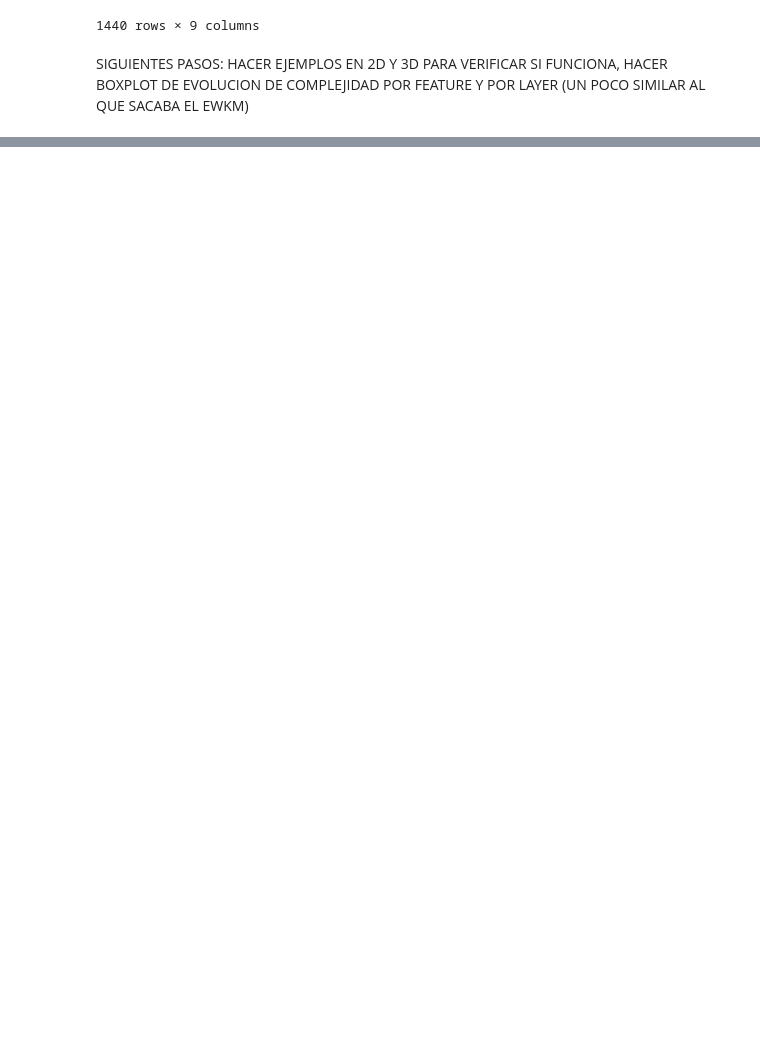
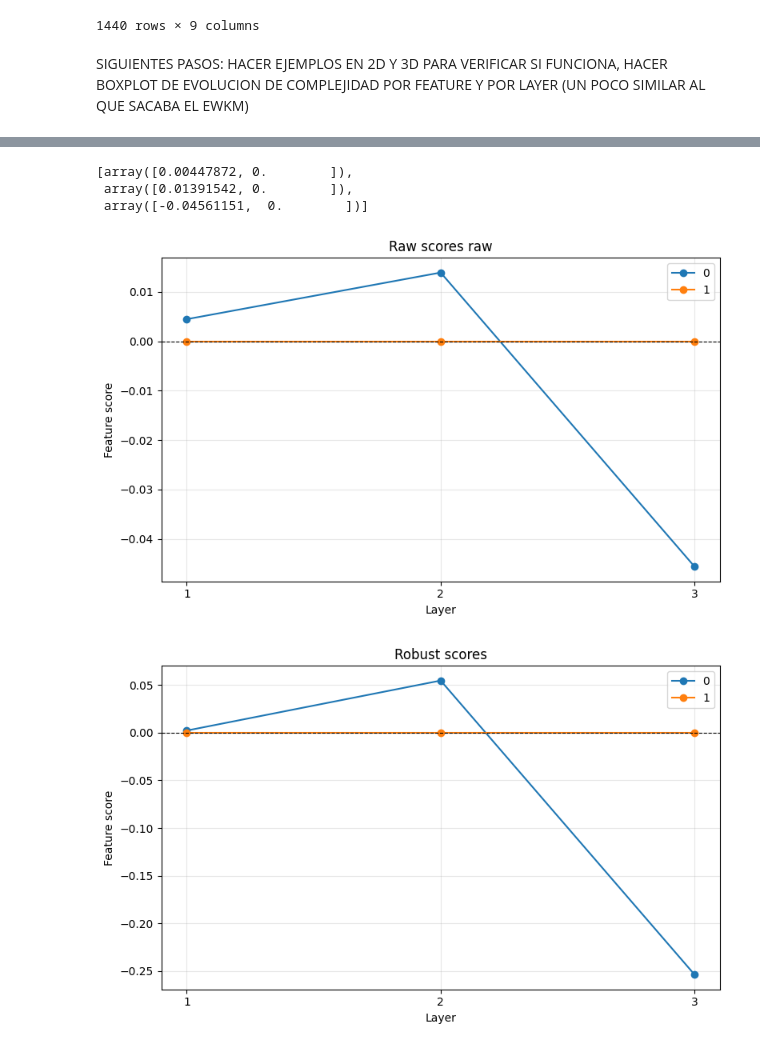
Before and after one commit to carmenlancho/FeatureSelection_Complexity, a Jupyter notebook: Notebooks/TrackingCentroides_Hostility.ipynb, the cells around one changed output, grey strips where cells are left out. Cells and saved outputs as stored; diff of their text form; code cells hidden in the pictures; blank space fills up the shorter version.

```diff
--- a/Notebooks/TrackingCentroides_Hostility.ipynb
+++ b/Notebooks/TrackingCentroides_Hostility.ipynb
@@ -132,0 +254,8 @@ SIGUIENTES PASOS: HACER EJEMPLOS EN 2D Y 3D PARA VERIFICAR SI FUNCIONA, HACER BO
+# %%
+resultados = rank_features_by_centroid_complexity(
+    data_clusters,
+    centroids_dict,
+    host_instance_by_layer_df,
+    delta=0.5,
+    cluster_prefix='cluster_',
+    k_auto=4)
@@ -132,0 +282,38 @@ SIGUIENTES PASOS: HACER EJEMPLOS EN 2D Y 3D PARA VERIFICAR SI FUNCIONA, HACER BO
+# %%
+def plot_scores_by_layer(list_scores, feature_cols, title="Score by feature and layer"):
+    """
+    list_scores : lista de arrays, uno por capa, cada array con un valor por feature
+    feature_cols : lista de nombres de features
+    """
+    n_layers = len(list_scores)
+    layers = np.arange(1, n_layers+1)  # capas en el eje X
+
+    plt.figure(figsize=(8,5))
+
+    # Para cada feature, extraemos los valores por capa
+    for i, f in enumerate(feature_cols):
+        scores_f = [arr[i] for arr in list_scores]
+        plt.plot(layers, scores_f, marker='o', label=f)
+
+    plt.axhline(0, color='k', linestyle='--', linewidth=0.8)
+    plt.xlabel("Layer")
+    plt.ylabel("Feature score")
+    plt.title(title)
+    plt.xticks(layers)
+    plt.legend()
+    plt.grid(alpha=0.3)
+    plt.tight_layout()
+    plt.show()
+# %%
+resultados['list_scores_raw']
+# %% [output]
+[array([0.00447872, 0.        ]),
+ array([0.01391542, 0.        ]),
+ array([-0.04561151,  0.        ])]
+# %%
+feature_cols = ["0", "1"]
+plot_scores_by_layer(resultados['list_scores_raw'], feature_cols, title="Raw scores raw")
+plot_scores_by_layer(resultados['list_scores_robust'], feature_cols, title="Robust scores")
+# %% [output]
+[figure, added]
+[figure, added]
```
Also changed, not shown: parts of 12 cells of this notebook.
